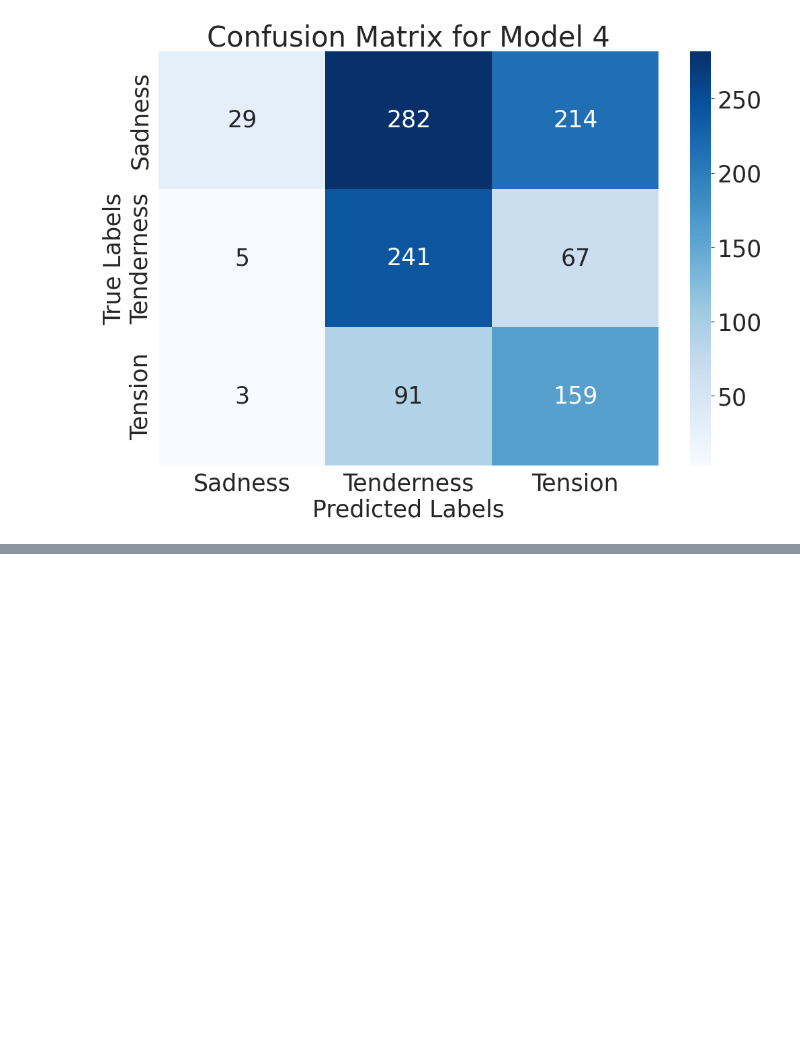
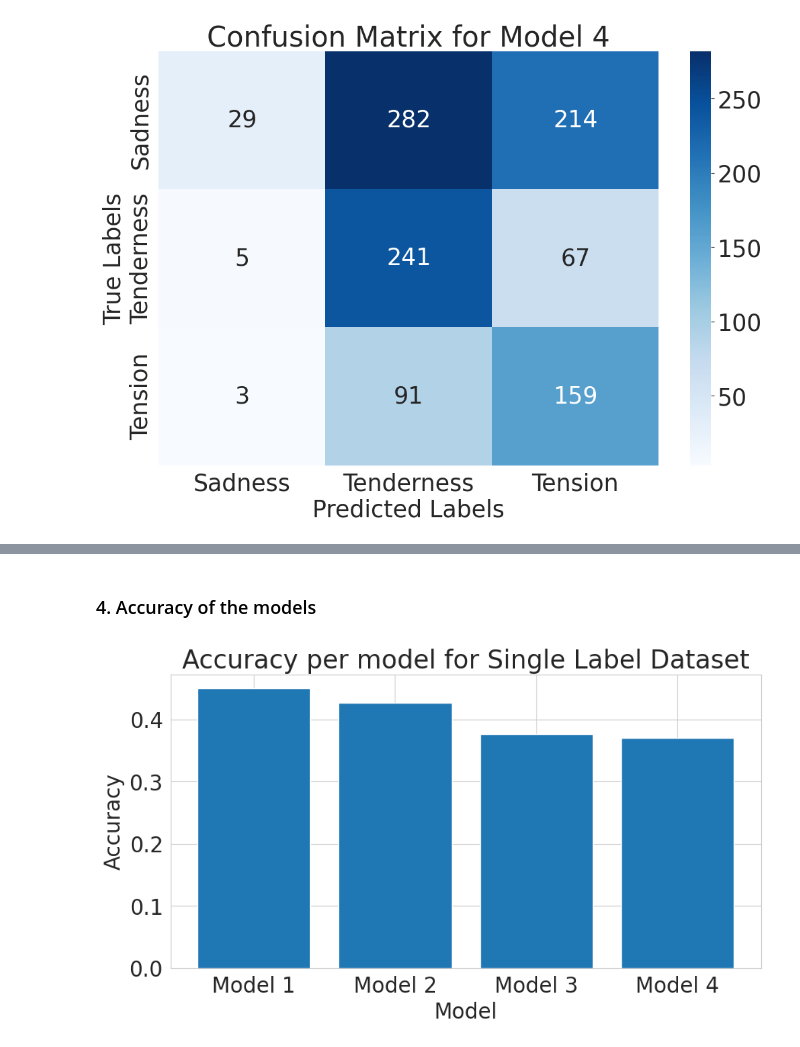
Before and after one commit to glazar01/lyric-pulse-sentiment-analysis, a Jupyter notebook: models/lyrics_analysis_all_models.ipynb, the cells around one changed output, grey strips where cells are left out. Cells and saved outputs as stored; diff of their text form; code cells hidden in the pictures; blank space fills up the shorter version.

```diff
--- a/models/lyrics_analysis_all_models.ipynb
+++ b/models/lyrics_analysis_all_models.ipynb
@@ -580,0 +590,25 @@ plt.show()
+# %% [markdown]
+### 4. Accuracy of the models
+# %%
+def plot_model_accuracy(accuracy, singleLabel=True):
+  if singleLabel:
+    title = 'Accuracy per model for Single Label Dataset'
+  else:
+    title = 'Accuracy per model for Multi Label Dataset'
+  names = []
+  for i in range(len(models)):
+    names.append('Model ' + str(i+1))
+
+  values = list(s_accuracy.values())
+
+  plt.figure(figsize=(10, 5))
+  plt.bar(range(len(s_accuracy)), values, tick_label=names)
+  plt.title(title)
+  plt.ylabel('Accuracy')
+  plt.xlabel('Model')
+  plt.rcParams.update({'font.size': 20})
+  plt.show()
+# %%
+plot_model_accuracy(s_accuracy)
+# %% [output]
+[figure, added]
```
Also changed, not shown: parts of 20 cells of this notebook.
